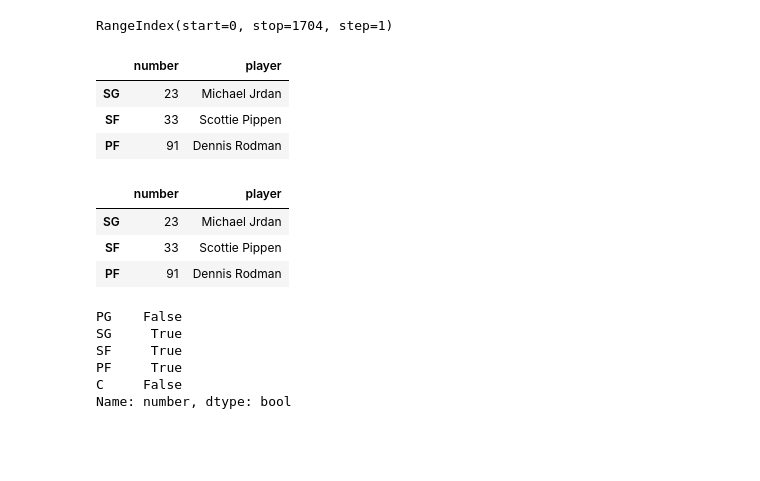
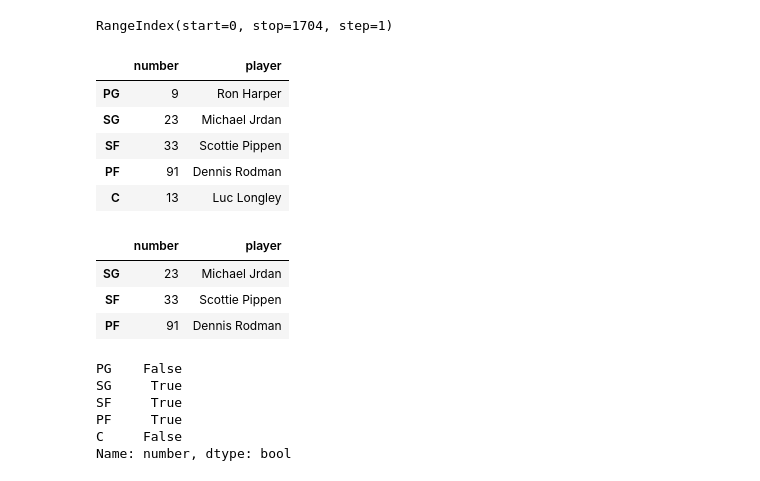
Before and after one commit to astalee812/Python-Practice, a Jupyter notebook: Data Science in Action.ipynb, the cells around one changed output. Cells and saved outputs as stored; diff of their text form; code cells hidden in the pictures; blank space fills up the shorter version.

```diff
--- a/Data Science in Action.ipynb
+++ b/Data Science in Action.ipynb
@@ -185,25 +185,35 @@ RangeIndex(start=0, stop=1704, step=1)
 # %%
 # python做dataframe篩選
 import pandas as pd
 numbers = [9, 23, 33, 91, 13]
 players = ["Ron Harper", "Michael Jrdan", "Scottie Pippen", "Dennis Rodman", "Luc Longley"]
 df = pd.DataFrame()
 df["number"] = numbers
 df["player"] = players
 df.index = ["PG", "SG", "SF", "PF","C"]
-df.loc[["SG", "SF", "PF"],["number","player"]] #以索引為準
+df
 # %% [output]
 |  | number | player |
+| PG | 9 | Ron Harper |
 | SG | 23 | Michael Jrdan |
 | SF | 33 | Scottie Pippen |
 | PF | 91 | Dennis Rodman |
+| C | 13 | Luc Longley |
-# %%
-df.iloc[[1,2,3], [0,1]] #以位置為準
-# %% [output]
-|  | number | player |
-| SG | 23 | Michael Jrdan |
-| SF | 33 | Scottie Pippen |
-| PF | 91 | Dennis Rodman |
+# %%
+# python做dataframe篩選
+import pandas as pd
+numbers = [9, 23, 33, 91, 13]
+players = ["Ron Harper", "Michael Jrdan", "Scottie Pippen", "Dennis Rodman", "Luc Longley"]
+df = pd.DataFrame()
+df["number"] = numbers
+df["player"] = players
+df.loc[["SG", "SF", "PF"],["number","player"]] #以索引為準
+df.iloc[[1,2,3], [0,1]] #以位置為準
+# %% [output]
+|  | number | player |
+| SG | 23 | Michael Jrdan |
+| SF | 33 | Scottie Pippen |
+| PF | 91 | Dennis Rodman |
 # %%
 # df.isin()根據df資料集，使用 isin函數裡面的條件做出Ture / False的判斷
 is_trio = df["number"].isin([23, 33, 91]) #透過球衣背號
```
Also changed, not shown: parts of 5 cells of this notebook.
